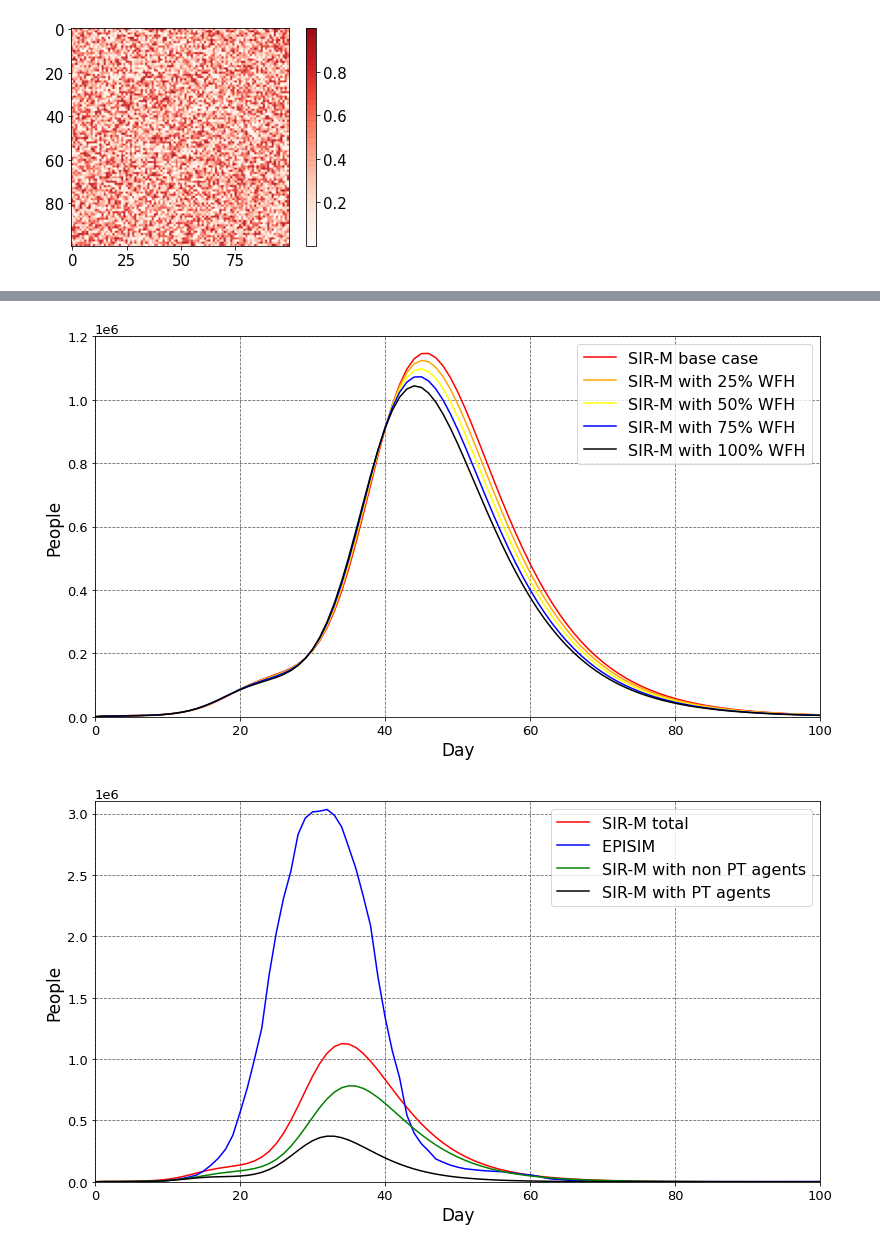
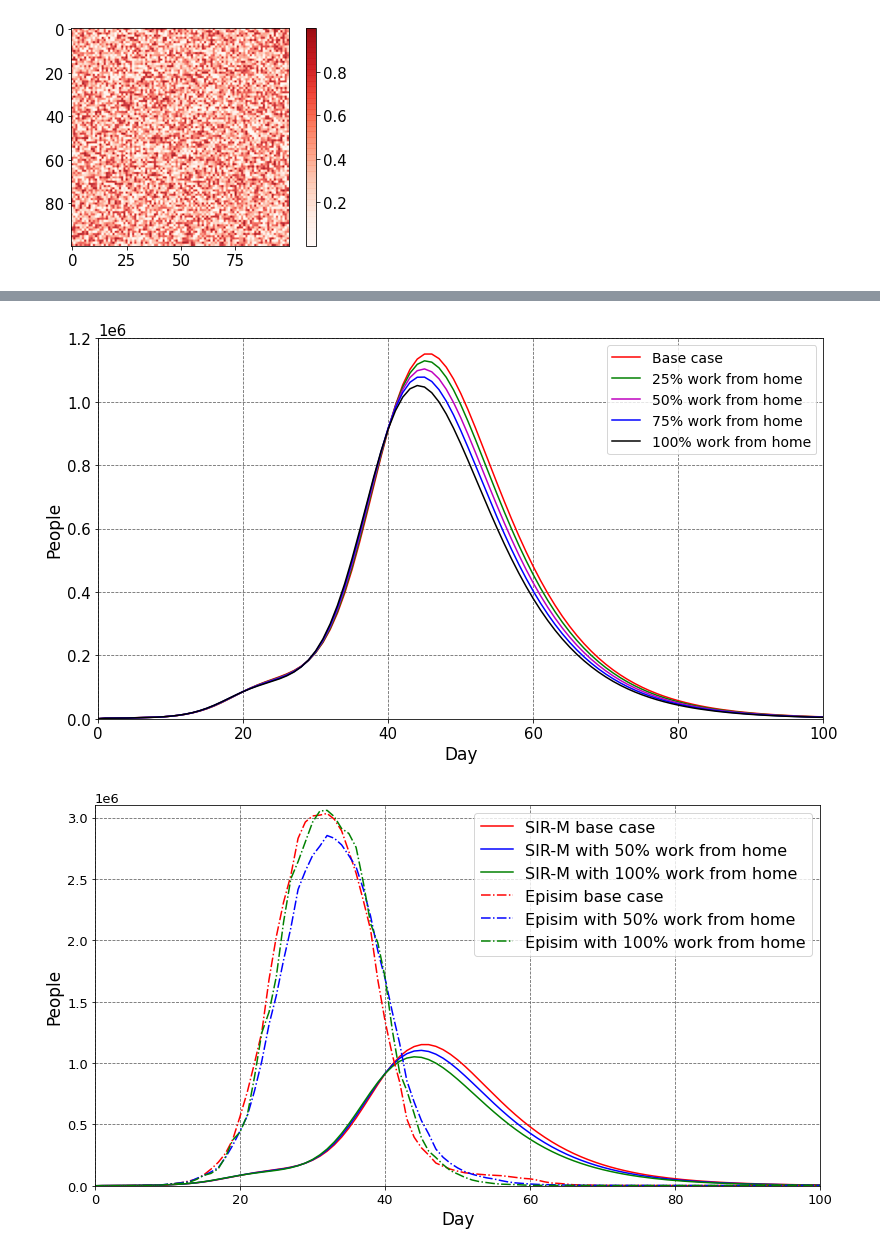
Before and after one commit to captainnemo2005/compartmentmodel, a Jupyter notebook: GoldenModel.ipynb, the cells around one changed output, grey strips where cells are left out. Drawn from its saved outputs; the diff is of its cells as text; code cells hidden in the pictures.

```diff
--- a/GoldenModel.ipynb
+++ b/GoldenModel.ipynb
@@ -10,8 +10,8 @@ OD_Matrix_pt_75.csv
 population_pc_75.csv
 population.csv
 """
-percent_pop = "100"
-folder = "workrestriction"
+percent_pop = "combined"
+folder = "combined"
 incubation = 7
 
 melbourne_pc = pd.read_csv('data/'+folder+'/population_pc_'+percent_pop+'.csv', sep=',',header=None)
@@ -74,7 +74,7 @@ OD_id = [p for p in range (0,309)]
 r = od_matrix_pc.shape[0]
 n = pop_pc.shape[1]
 
-initialInd = random.sample(OD_id, 20)
+initialInd = random.sample(OD_id,20)
 initial = np.zeros(n)
 initial[initialInd] = 15
 
@@ -83,7 +83,7 @@ model = Param(R0 = 2.4, DI = incubation*12, I0 = initial, HospitalisationRate=0.
 %run SIR-mobility-mode.py
 
 res = {}
-iterations = 3000
+iterations = 800
 inf = 10
 
 res['baseline'] = sir(model,pop_pc,od_matrix_pc,pop_pt,od_matrix_pt,iterations,inf)
@@ -236,16 +387,16 @@ def sir_plot_r(x,y,z,a,b):
     plt.ylim(0, 1200000,100000)
     plt.xlabel("Day",fontsize=17) # Text for X-Axis
     plt.ylabel("People",fontsize=17)
-    plt.plot(x, color='red',label='SIR-M base case')
-    plt.plot(y, color='orange',label='SIR-M with 25% WFH ')
-    plt.plot(z, color='yellow',label='SIR-M with 50% WFH')
-    plt.plot(a, color='blue',label='SIR-M with 75% WFH')
-    plt.plot(b, color='black',label='SIR-M with 100% WFH')
+    plt.plot(x, color='red',label='Base case')
+    plt.plot(y, color='green',label='25% work from home ')
+    plt.plot(z, color='m',label='50% work from home')
+    plt.plot(a, color='blue',label='75% work from home')
+    plt.plot(b, color='black',label='100% work from home')
     #plt.plot(k, color='k',label='Staggered work ',linestyle='--')
     plt.grid(b=True, which='major', color='#666666', linestyle='--')
     plt.rc('xtick',labelsize=13)
     plt.rc('ytick',labelsize=13)
-    plt.legend(loc=1, prop={'size':16})
+    plt.legend(loc=1, prop={'size':14})
 
     plt.savefig(work_restriction_result + 'work-restriction-level-incubation-'+ str(incubation)+ '.jpg')
 
@@ -255,7 +406,7 @@ sir_plot_r(base_case,
            _i_go_work_25,
           _i_work_0)
 # %% [output]
-[figure, old version]
+[figure, new version]
 # %%
 import pandas as pd
 
@@ -267,24 +418,31 @@ EPSIM_base = episim_data['Base case']
 EPSIM_FROM_HOME = episim_data['Work from home']
 EPSIM_50_FROM_HOME = episim_data['50% Work from home']
 # %%
-def sir_plot_r(x,y,z,a):
+def sir_plot_r(x,y,z,a,b,c):
     plt.figure(figsize=(13,7))
     plt.xlim(0,100,1)
     plt.ylim(0, 3100000,100000)
     plt.xlabel("Day",fontsize=17) # Text for X-Axis
     plt.ylabel("People",fontsize=17)
-    plt.plot(x, color='r',label='SIR-M total')
-    plt.plot(y, color='b',label='EPISIM ')
-    plt.plot(z, color='g',label='SIR-M with non PT agents')
-    plt.plot(a, color='k',label='SIR-M with PT agents')
+    plt.plot(x, color='r',label='SIR-M base case')
+    plt.plot(y, color='b',label='SIR-M with 50% work from home')
+    plt.plot(z, color='g',label='SIR-M with 100% work from home')
+    plt.plot(a, color='r',label='Episim base case',linestyle='-.')
+    plt.plot(b, color='b',label='Episim with 50% work from home',linestyle='-.')
+    plt.plot(c, color='g',label='Episim with 100% work from home',linestyle='-.')
     #plt.plot(k, color='k',label='Staggered work ',linestyle='--')
     plt.grid(b=True, which='major', color='#666666', linestyle='--')
     plt.rc('xtick',labelsize=13)
     plt.rc('ytick',labelsize=13)
     plt.legend(loc=1, prop={'size':16})
 
-    plt.savefig('new.jpg')
+    #plt.savefig('new.jpg')
 
-sir_plot_r(total_infect,EPSIM_base,infect_pc,infect_pt)
+sir_plot_r(base_case,
+          _i_go_work_50,
+          _i_work_0,
+          EPSIM_base,
+          EPSIM_FROM_HOME,
+          EPSIM_50_FROM_HOME)
 # %% [output]
-[figure, old version]
+[figure, new version]
```
Also changed, not shown: parts of 24 cells of this notebook, 29 other files.
